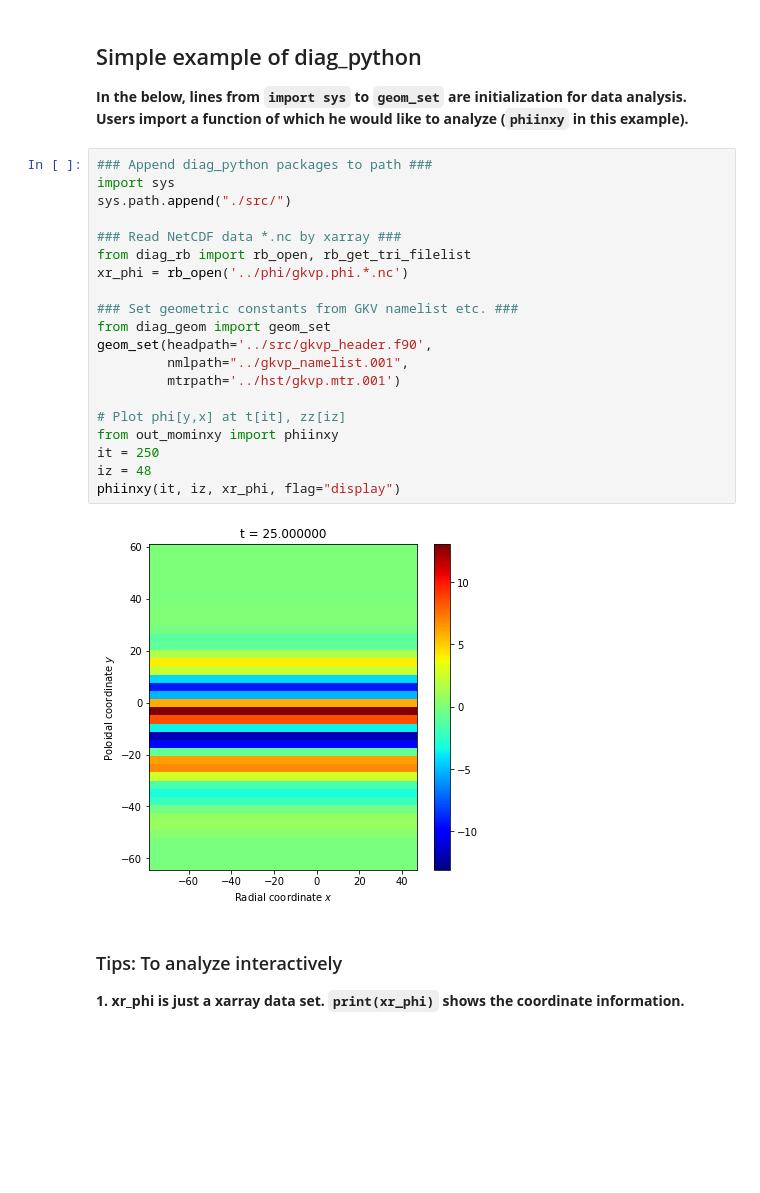
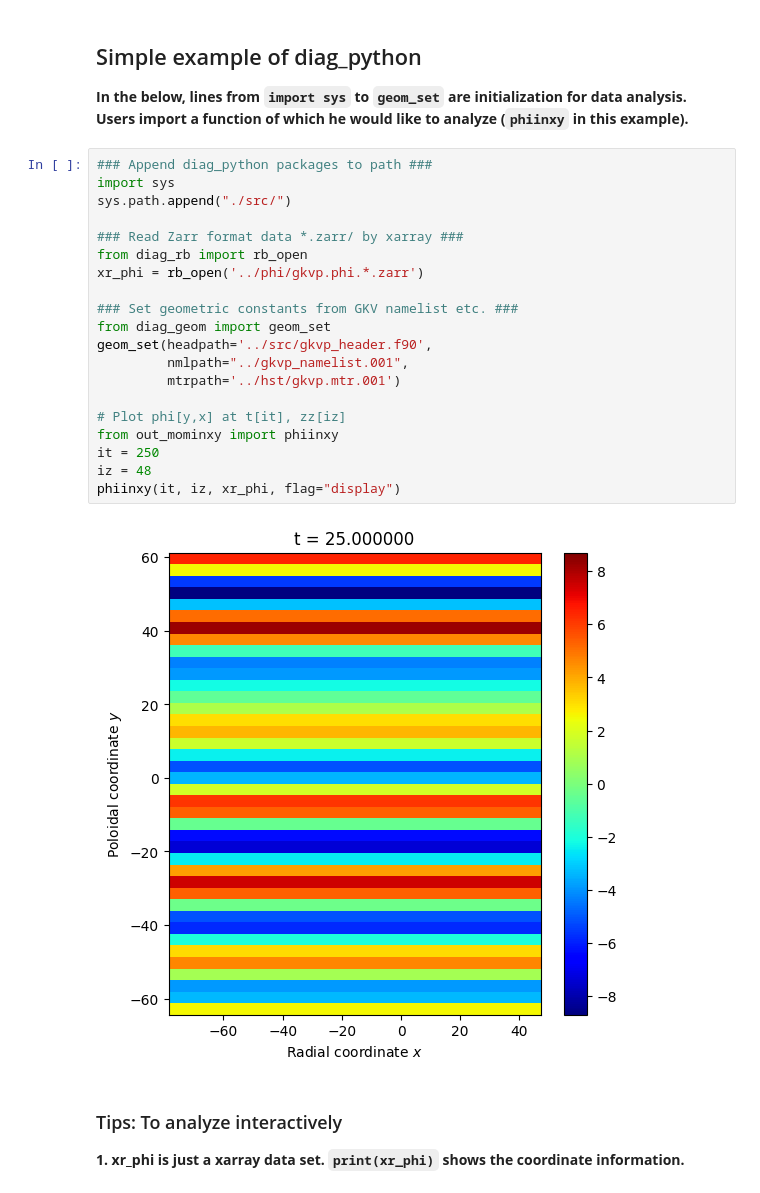
Before and after one commit to GKV-developers/diag_python, a Jupyter notebook: simple_example.ipynb, the cells around one changed output. Cells and saved outputs as stored; diff of their text form; blank space fills up the shorter version.

```diff
--- a/simple_example.ipynb
+++ b/simple_example.ipynb
@@ -5,25 +5,25 @@ Users import a function of which he would like to analyze (`phiinxy` in this exa
 # %%
 ### Append diag_python packages to path ###
 import sys
 sys.path.append("./src/")
 
-### Read NetCDF data *.nc by xarray ###
-from diag_rb import rb_open, rb_get_tri_filelist
-xr_phi = rb_open('../phi/gkvp.phi.*.nc')
+### Read Zarr format data *.zarr/ by xarray ###
+from diag_rb import rb_open
+xr_phi = rb_open('../phi/gkvp.phi.*.zarr')
 
 ### Set geometric constants from GKV namelist etc. ###
 from diag_geom import geom_set
 geom_set(headpath='../src/gkvp_header.f90',
          nmlpath="../gkvp_namelist.001",
          mtrpath='../hst/gkvp.mtr.001')
 
 # Plot phi[y,x] at t[it], zz[iz]
 from out_mominxy import phiinxy
 it = 250
 iz = 48
 phiinxy(it, iz, xr_phi, flag="display")
 # %% [output]
-[figure, old version]
+[figure, new version]
 # %% [markdown]
 ### Tips: To analyze interactively
 **1. xr_phi is just a xarray data set. `print(xr_phi)` shows the coordinate information.**
```
Also changed, not shown: parts of 3 cells of this notebook, 5 other files.
